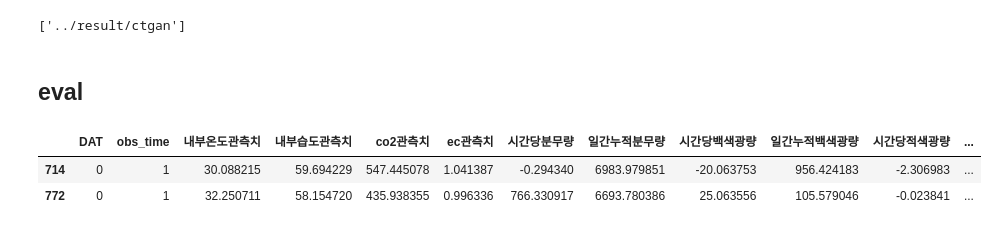
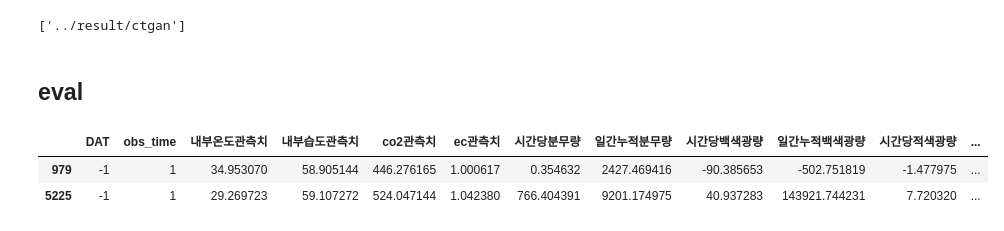
Before and after one commit to Myungbin/Lettuce-Growth-Environment-Prediction, a Jupyter notebook: code/baseline.ipynb, the cells around one changed output. Drawn from its saved outputs; the diff is of its cells as text; code cells hidden in the pictures.

```diff
--- a/code/baseline.ipynb
+++ b/code/baseline.ipynb
@@ -92,5 +92,5 @@ discrete_cols = ['obs_time']
 
 # ctgan
 model = CTGAN(verbose=True)
-model.fit(X_tr, discrete_cols, epochs=200)
+model.fit(X_tr, discrete_cols, epochs=100)
 # %% [output]
@@ -123,15 +123,15 @@ load_model = load('../result/ctgan')
 ## eval
 # %%
 # generate samples based on learned model
-aug_samples = model.sample(1000)
+aug_samples = model.sample(10000)
 
 # result of sorted samples
 aug_samples.sort_values(by=['DAT', 'obs_time'], ascending=[True, True], inplace=True)
 aug_samples.head(2)
 # %% [output]
 |  | DAT | obs_time | 내부온도관측치 | 내부습도관측치 | co2관측치 | ec관측치 | 시간당분무량 | 일간누적분무량 | 시간당백색광량 | 일간누적백색광량 | 시간당적색광량 | ... |
-| 714 | 0 | 1 | 30.088215 | 59.694229 | 547.445078 | 1.041387 | -0.294340 | 6983.979851 | -20.063753 | 956.424183 | -2.306983 | ... |
-| 772 | 0 | 1 | 32.250711 | 58.154720 | 435.938355 | 0.996336 | 766.330917 | 6693.780386 | 25.063556 | 105.579046 | -0.023841 | ... |
+| 979 | -1 | 1 | 34.953070 | 58.905144 | 446.276165 | 1.000617 | 0.354632 | 2427.469416 | -90.385653 | -502.751819 | -1.477975 | ... |
+| 5225 | -1 | 1 | 29.269723 | 59.107272 | 524.047144 | 1.042380 | 766.404391 | 9201.174975 | 40.937283 | 143921.744231 | 7.720320 | ... |
 # %%
 # check data shape
 X_tr.shape, aug_samples.shape
```
Also changed, not shown: parts of 3 cells of this notebook, 1 other file.
